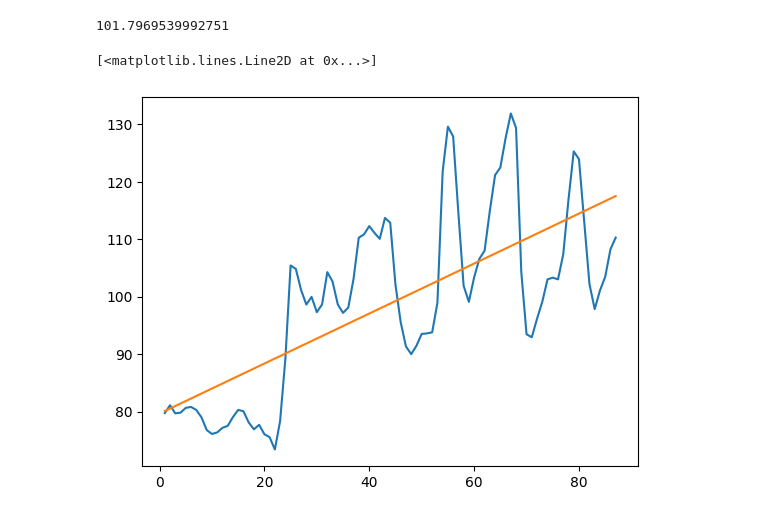
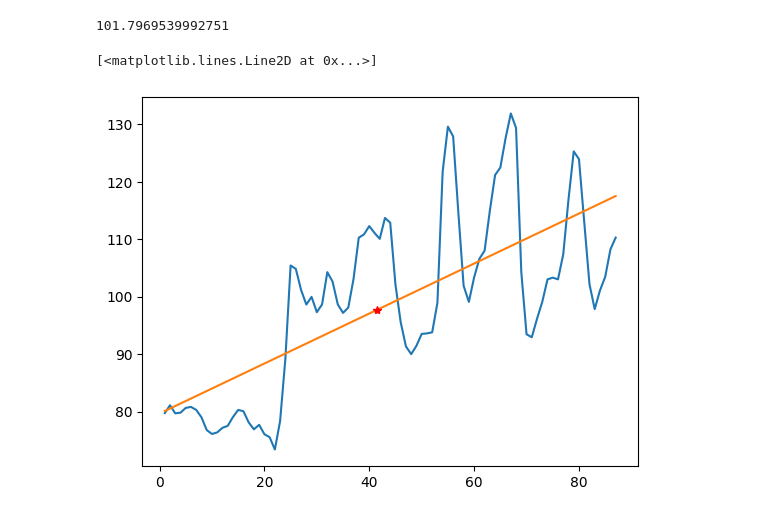
Before and after one commit to strawndri/python-ds-numpy, a Jupyter notebook: Projeto_Python_Data_Science_NumPy.ipynb, the cells around one changed output. Saved outputs shown, nothing was run; the diff lists cells and outputs as text; code cells hidden in the pictures.

```diff
--- a/Projeto_Python_Data_Science_NumPy.ipynb
+++ b/Projeto_Python_Data_Science_NumPy.ipynb
@@ -355,6 +355,7 @@ np.linalg.norm(moscow - y)
 # %%
 plt.plot(datas, moscow)
 plt.plot(datas, y)
+plt.plot(41.5, 41.5 *a+b, '*r')
 # %% [output]
 [<matplotlib.lines.Line2D at 0x...>]
-[figure, old version]
+[figure, new version]
```
Also changed, not shown: parts of 2 cells of this notebook.
